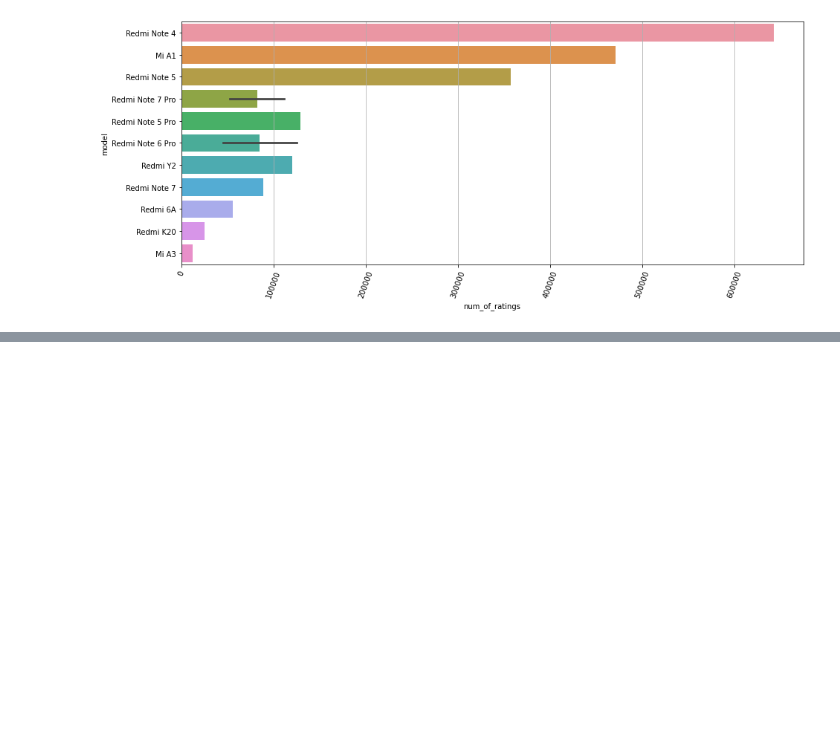
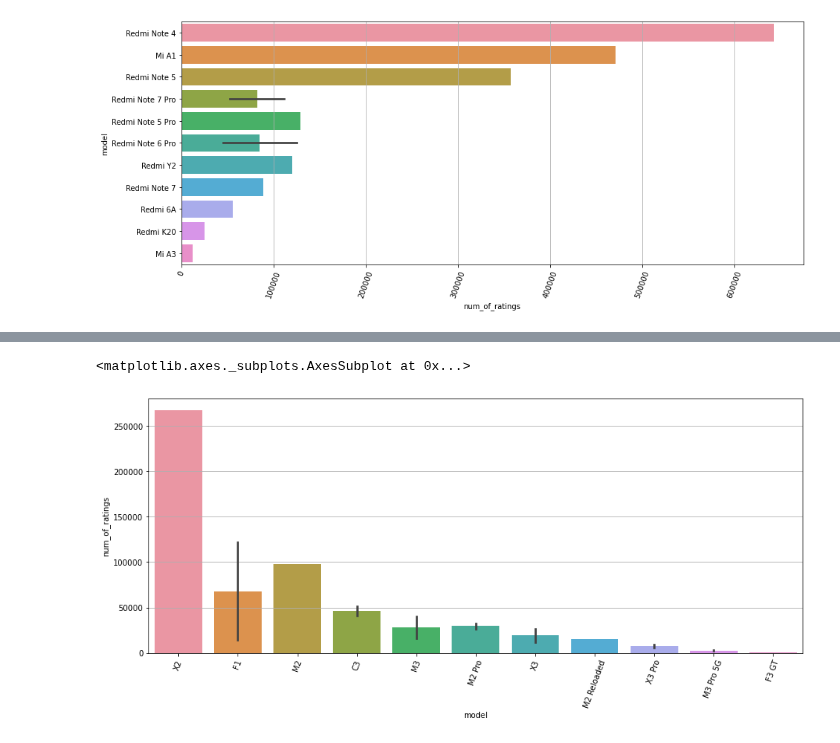
Before and after one commit to Arpan-tech-create/Exploratory_Data_Analysis, a Jupyter notebook: Mobile Sales.ipynb, the cells around one changed output, grey strips where cells are left out. Saved outputs shown, nothing was run; the diff lists cells and outputs as text; code cells hidden in the pictures; blank space fills up the shorter version.

```diff
--- a/Mobile Sales.ipynb
+++ b/Mobile Sales.ipynb
@@ -293,3 +294,10 @@ sns.barplot(y='model',x='num_of_ratings',data=xi_brand1.head(25))
 # %% [output]
 <matplotlib.axes._subplots.AxesSubplot at 0x...>
 [figure]
+# %%
+mb1=read[['brand','model','num_of_ratings']]
+poco=read.brand=='Poco'
+# %%
+poco_df=mb1[poco]
+poco_brand1=poco_df.sort_values(by=['num_of_ratings'],ascending=False)
+poco_brand1
@@ -295,0 +322,8 @@ sns.barplot(y='model',x='num_of_ratings',data=xi_brand1.head(25))
+# %%
+plt.figure(figsize=(15,6))
+plt.xticks(rotation=70)
+plt.grid()
+sns.barplot(x='model',y='num_of_ratings',data=poco_brand1)
+# %% [output]
+<matplotlib.axes._subplots.AxesSubplot at 0x...>
+[figure, added]
```
Also changed, not shown: parts of 2 cells of this notebook, 7 other files.
